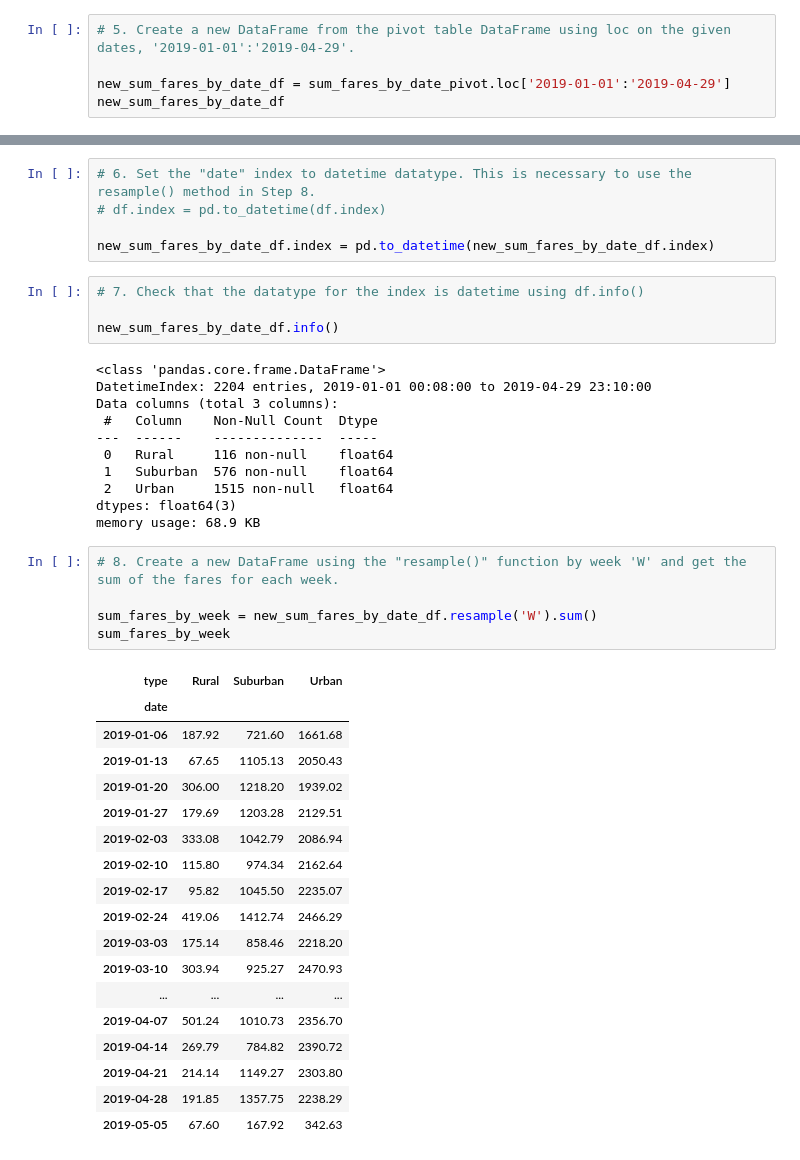
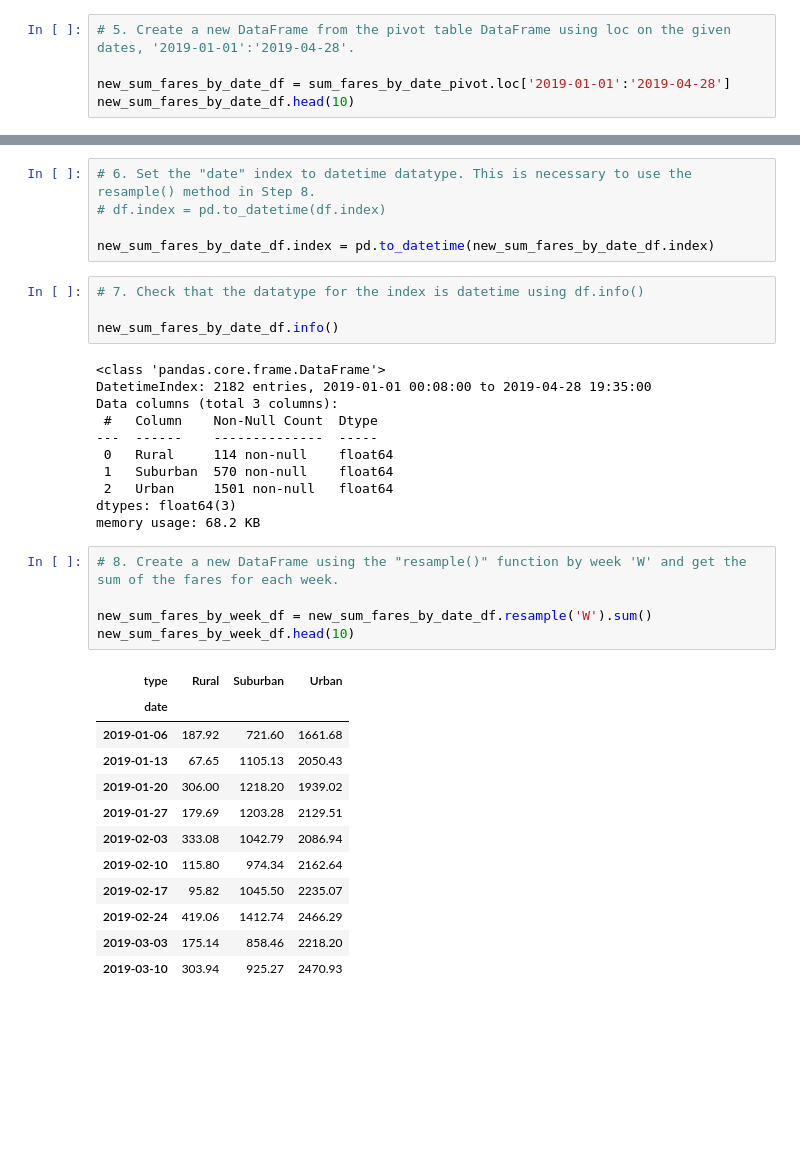
Before and after one commit to lem1123/PyBer_Analysis, a Jupyter notebook: PyBer_Challenge_starter_code.ipynb, the cells around one changed output, grey strips where cells are left out. Cells and saved outputs as stored; diff of their text form; blank space fills up the shorter version.

```diff
--- a/PyBer_Challenge_starter_code.ipynb
+++ b/PyBer_Challenge_starter_code.ipynb
@@ -210,8 +208,8 @@ sum_fares_by_date_pivot
 # %%
-# 5. Create a new DataFrame from the pivot table DataFrame using loc on the given dates, '2019-01-01':'2019-04-29'.
+# 5. Create a new DataFrame from the pivot table DataFrame using loc on the given dates, '2019-01-01':'2019-04-28'.
 
-new_sum_fares_by_date_df = sum_fares_by_date_pivot.loc['2019-01-01':'2019-04-29']
-new_sum_fares_by_date_df
+new_sum_fares_by_date_df = sum_fares_by_date_pivot.loc['2019-01-01':'2019-04-28']
+new_sum_fares_by_date_df.head(10)
 # %% [output]
 | type | Rural | Suburban | Urban |
 | date |  |  |  |
@@ -238,39 +234,33 @@ new_sum_fares_by_date_df.index = pd.to_datetime(new_sum_fares_by_date_df.index)
 new_sum_fares_by_date_df.info()
 # %% [output]
 <class 'pandas.core.frame.DataFrame'>
-DatetimeIndex: 2204 entries, 2019-01-01 00:08:00 to 2019-04-29 23:10:00
+DatetimeIndex: 2182 entries, 2019-01-01 00:08:00 to 2019-04-28 19:35:00
 Data columns (total 3 columns):
  #   Column    Non-Null Count  Dtype
 ---  ------    --------------  -----
- 0   Rural     116 non-null    float64
- 1   Suburban  576 non-null    float64
- 2   Urban     1515 non-null   float64
+ 0   Rural     114 non-null    float64
+ 1   Suburban  570 non-null    float64
+ 2   Urban     1501 non-null   float64
 dtypes: float64(3)
-memory usage: 68.9 KB
+memory usage: 68.2 KB
 # %%
 # 8. Create a new DataFrame using the "resample()" function by week 'W' and get the sum of the fares for each week.
 
-sum_fares_by_week = new_sum_fares_by_date_df.resample('W').sum()
-sum_fares_by_week
+new_sum_fares_by_week_df = new_sum_fares_by_date_df.resample('W').sum()
+new_sum_fares_by_week_df.head(10)
 # %% [output]
 | type | Rural | Suburban | Urban |
 | date |  |  |  |
 | 2019-01-06 | 187.92 | 721.60 | 1661.68 |
 | 2019-01-13 | 67.65 | 1105.13 | 2050.43 |
 | 2019-01-20 | 306.00 | 1218.20 | 1939.02 |
 | 2019-01-27 | 179.69 | 1203.28 | 2129.51 |
 | 2019-02-03 | 333.08 | 1042.79 | 2086.94 |
 | 2019-02-10 | 115.80 | 974.34 | 2162.64 |
 | 2019-02-17 | 95.82 | 1045.50 | 2235.07 |
 | 2019-02-24 | 419.06 | 1412.74 | 2466.29 |
 | 2019-03-03 | 175.14 | 858.46 | 2218.20 |
 | 2019-03-10 | 303.94 | 925.27 | 2470.93 |
-| ... | ... | ... | ... |
-| 2019-04-07 | 501.24 | 1010.73 | 2356.70 |
-| 2019-04-14 | 269.79 | 784.82 | 2390.72 |
-| 2019-04-21 | 214.14 | 1149.27 | 2303.80 |
-| 2019-04-28 | 191.85 | 1357.75 | 2238.29 |
-| 2019-05-05 | 67.60 | 167.92 | 342.63 |
 # %%
 # 8. Using the object-oriented interface method, plot the resample DataFrame using the df.plot() function.
 
```
Also changed, not shown: parts of 3 cells of this notebook, 5 other files.
